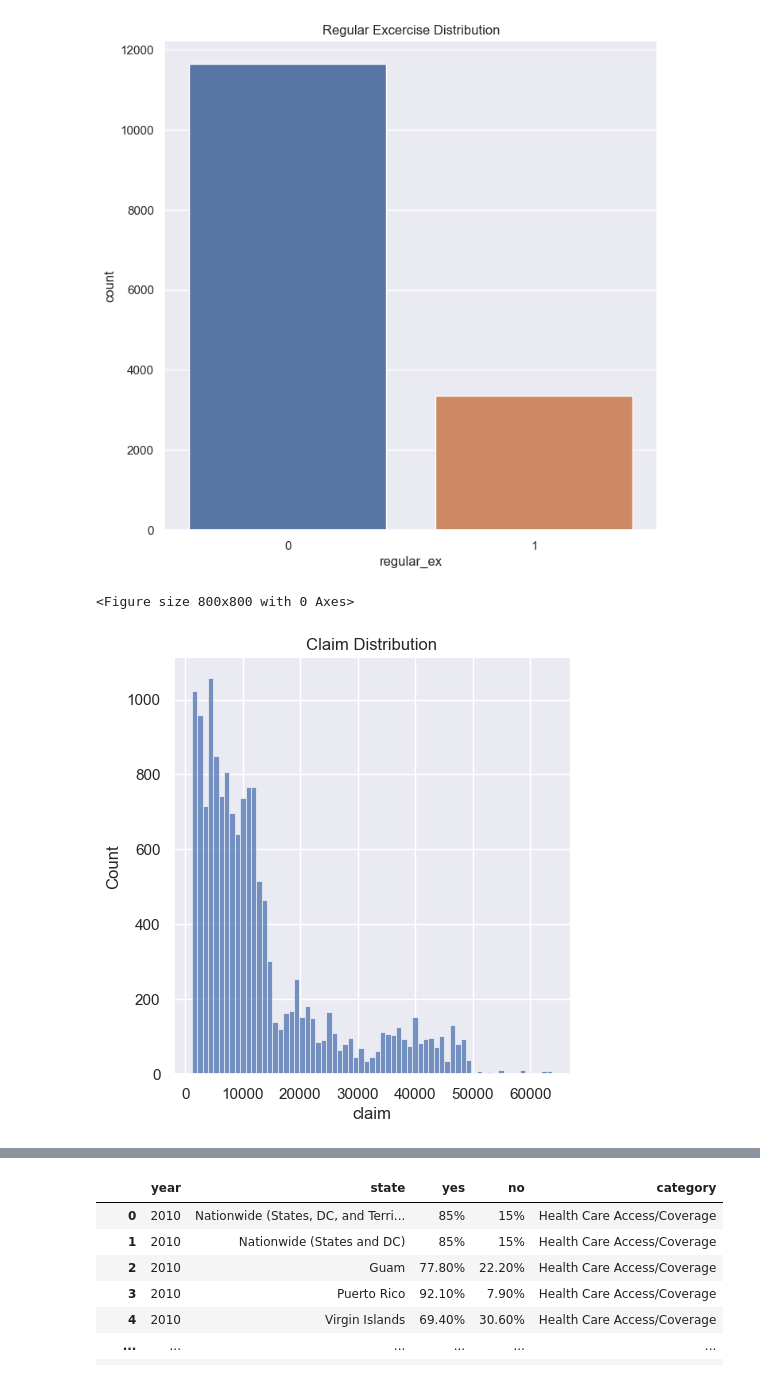
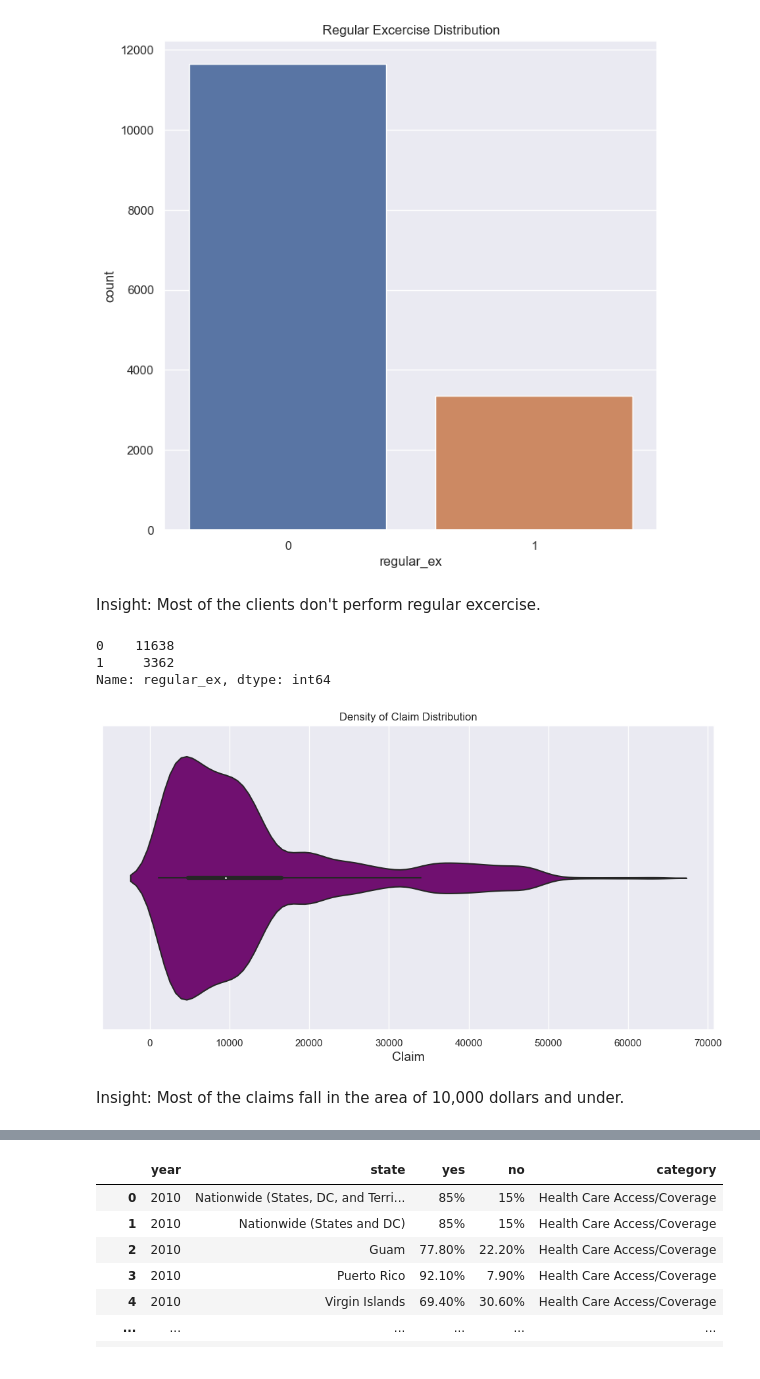
Before and after one commit to Sainabs/Capstone-Project, a Jupyter notebook: coverage.ipynb, the cells around one changed output, grey strips where cells are left out. Cells and saved outputs as stored; diff of their text form; code cells hidden in the pictures.

```diff
--- a/coverage.ipynb
+++ b/coverage.ipynb
@@ -308,11 +541,22 @@ plt.title("Regular Excercise Distribution");
 plt.show();
 # %% [output]
 [figure]
+# %% [markdown]
+Insight: Most of the clients don't perform regular excercise.
+# %%
+print(insurance_df["regular_ex"].value_counts());
+# %% [output]
+0    11638
+1     3362
+Name: regular_ex, dtype: int64
 # %%
-plt.figure(figsize=(8,8));
-sns.displot(insurance_df['claim']);
-plt.title("Claim Distribution");
-plt.show();
+plt.figure(figsize=(12,6))
+
+sns.violinplot(x=insurance_df['claim'], color = 'purple')
+
+plt.xlabel("Claim", fontsize=14)
+plt.title("Density of Claim Distribution");
 # %% [output]
-<Figure size 800x800 with 0 Axes>
-[figure, old version]
+[figure, new version]
+# %% [markdown]
+Insight: Most of the claims fall in the area of 10,000 dollars and under.
```
Also changed, not shown: parts of 179 cells of this notebook, 2 other files.
